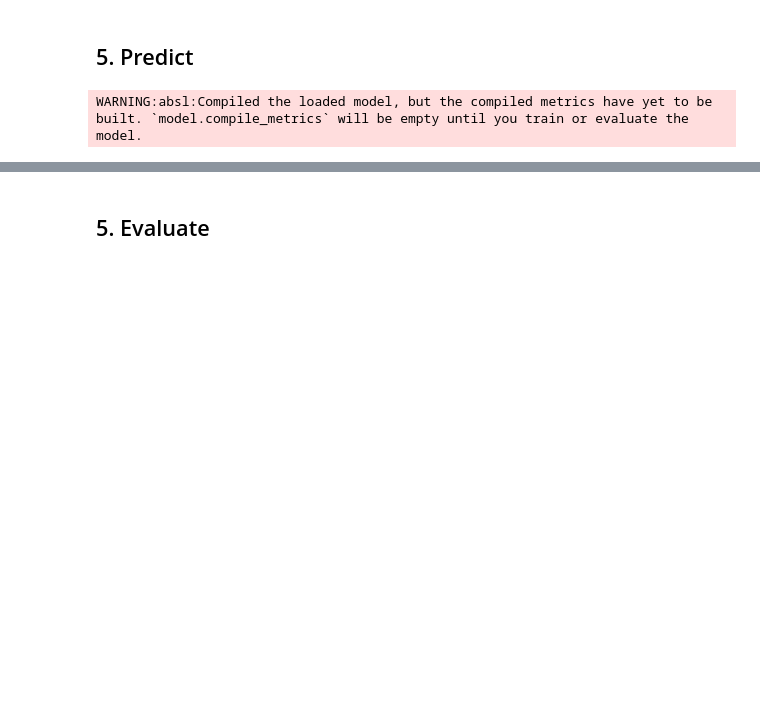
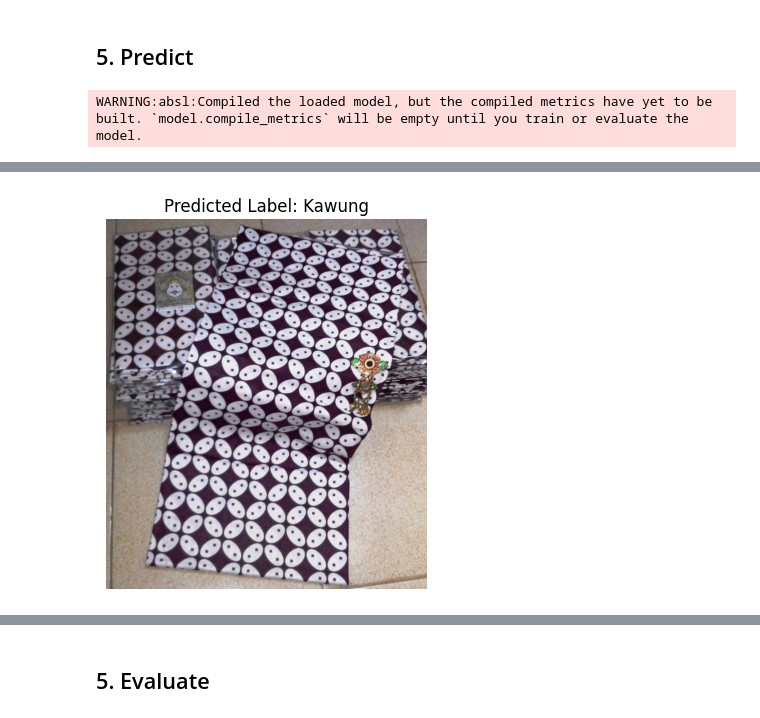
Before and after one commit to arleenchr/batik-classification, a Jupyter notebook: batik_classification.ipynb, the cells around one changed output, grey strips where cells are left out. Drawn from its saved outputs; the diff is of its cells as text; code cells hidden in the pictures; blank space fills up the shorter version.

```diff
--- a/batik_classification.ipynb
+++ b/batik_classification.ipynb
@@ -211,3 +220,3 @@ Predicted Label: Ceplok
 # %%
-predict_single_image('data/test/Megamendung/test_megamendung_01.jpg')
+predict_single_image('data/test/Kawung/11.jpg')
 # %% [output]
@@ -215,0 +224 @@ Predicted Label: Megamendung
+[figure, added]
```
Also changed, not shown: parts of 8 cells of this notebook.
